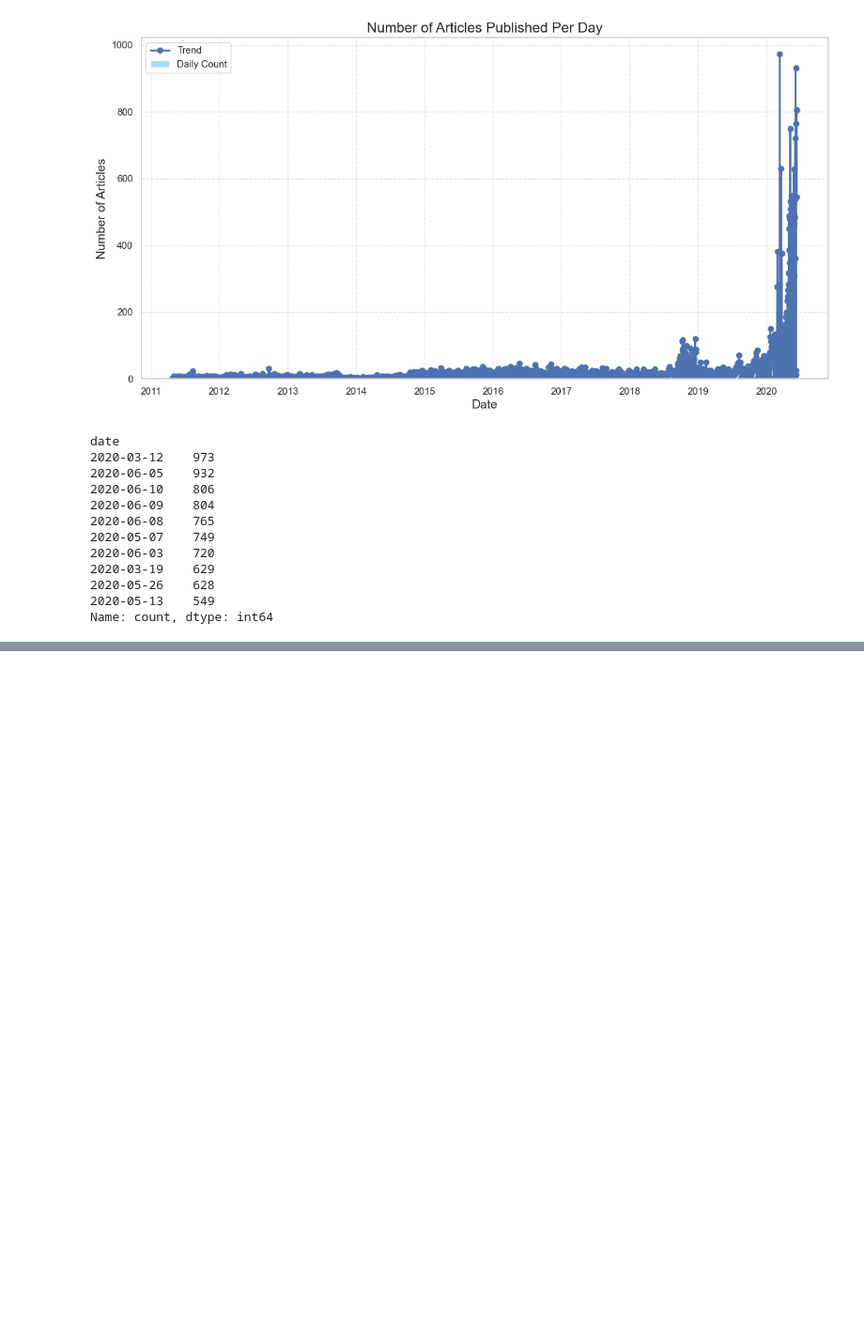
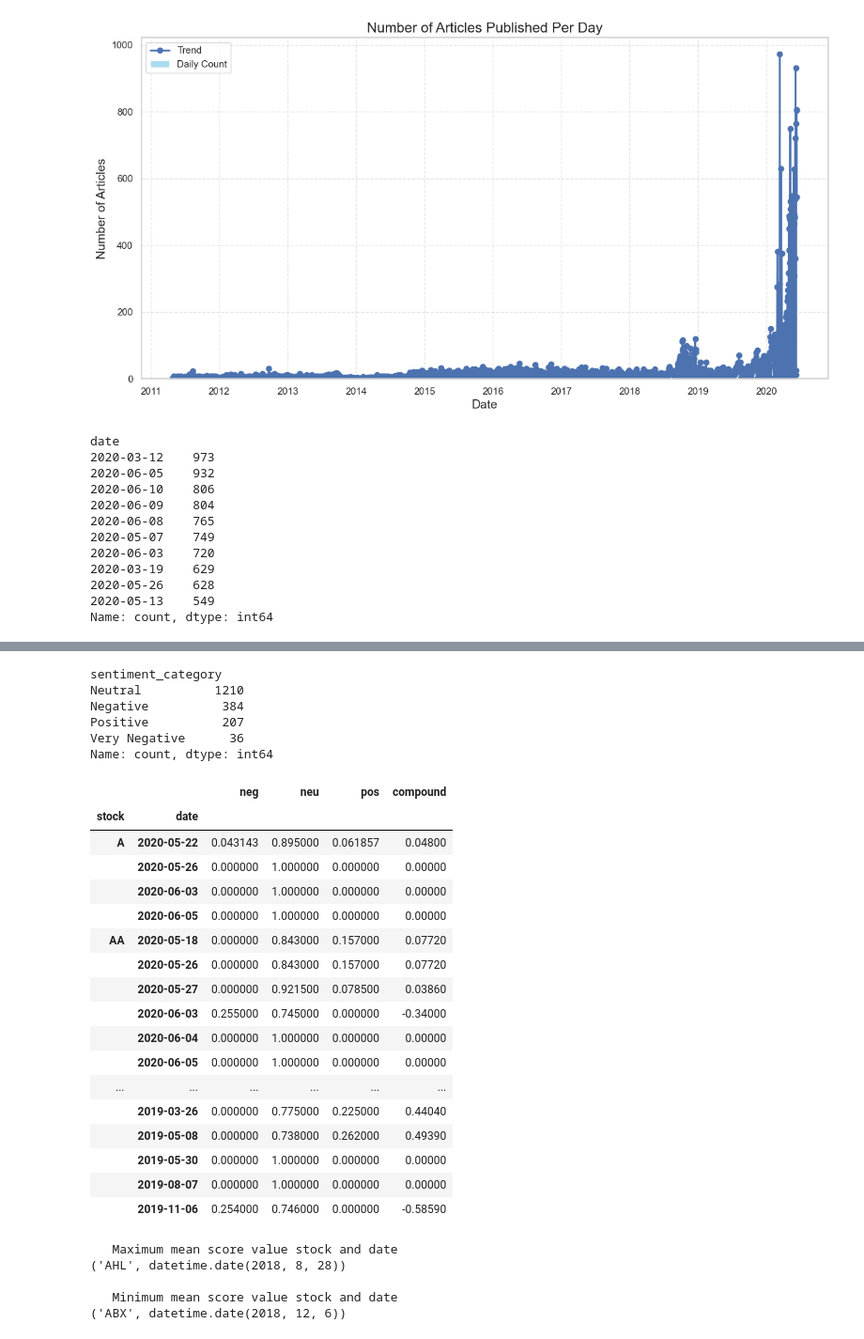
Before and after one commit to 5urafel/Nova-Financial-Solutions, a Jupyter notebook: notebook/sentiment_analysis.ipynb, the cells around one changed output, grey strips where cells are left out. Shown at 94% size. Saved outputs shown, nothing was run; the diff lists cells and outputs as text; code cells hidden in the pictures; blank space fills up the shorter version.

```diff
--- a/notebook/sentiment_analysis.ipynb
+++ b/notebook/sentiment_analysis.ipynb
@@ -170,0 +220,3 @@ Name: count, dtype: int64
+# %%
+sentiment_data=data_frame.copy()
+sentiment_data.head()
@@ -170,0 +230,14 @@ Name: count, dtype: int64
+# %%
+# Sentiment Analysis with Vader
+# NLTK vader for sentiment analysis
+import nltk
+# nltk.downloader.download('vander_lexicon')
+nltk.download('vader_lexicon')
+from nltk.sentiment.vader import SentimentIntensityAnalyzer
+
+# Instantiate the sentiment intensity analyzer
+vader = SentimentIntensityAnalyzer()
+
+
+# Iterate through the headlines and get the polarity scores using vader
+scores = sentiment_data['headline'].apply(vader.polarity_scores).tolist()
@@ -170,0 +248,14 @@ Name: count, dtype: int64
+# %%
+
+# Convert the 'scores' list of dicts into a DataFrame
+scores_sentiment_data = pd.DataFrame(scores)
+
+# Join the DataFrames of the news and the list of dicts
+parsed_and_scored_news = sentiment_data.join(scores_sentiment_data, rsuffix='_right')
+
+# Convert the date column from string to datetime
+parsed_and_scored_news['date'] = pd.to_datetime(parsed_and_scored_news.date, errors='coerce').dt.date
+
+# Categorize the sentiment scores
+parsed_and_scored_news['sentiment_category'] = pd.cut(parsed_and_scored_news['compound'], bins=[-1, -0.5, -0.0001, 0.5, 1], labels=['Very Negative', 'Negative', 'Neutral', 'Positive'])
+parsed_and_scored_news.head()
@@ -170,0 +269,49 @@ Name: count, dtype: int64
+# %%
+parsed_and_scored_news['sentiment_category'].value_counts()
+# %% [output]
+sentiment_category
+Neutral          1210
+Negative          384
+Positive          207
+Very Negative      36
+Name: count, dtype: int64
+# %%
+# Select numeric columns for the groupby operation
+num_columns = ['neg', 'neu', 'pos', 'compound']
+
+# Group by date and ticker columns from scored_news and calculate the mean
+mean_scores = parsed_and_scored_news.groupby(['stock', 'date'])[num_columns].mean()
+
+mean_scores.head(30)
+# %% [output]
+|  |  | neg | neu | pos | compound |
+| stock | date |  |  |  |  |
+| A | 2020-05-22 | 0.043143 | 0.895000 | 0.061857 | 0.04800 |
+|  | 2020-05-26 | 0.000000 | 1.000000 | 0.000000 | 0.00000 |
+|  | 2020-06-03 | 0.000000 | 1.000000 | 0.000000 | 0.00000 |
+|  | 2020-06-05 | 0.000000 | 1.000000 | 0.000000 | 0.00000 |
+| AA | 2020-05-18 | 0.000000 | 0.843000 | 0.157000 | 0.07720 |
+|  | 2020-05-26 | 0.000000 | 0.843000 | 0.157000 | 0.07720 |
+|  | 2020-05-27 | 0.000000 | 0.921500 | 0.078500 | 0.03860 |
+|  | 2020-06-03 | 0.255000 | 0.745000 | 0.000000 | -0.34000 |
+|  | 2020-06-04 | 0.000000 | 1.000000 | 0.000000 | 0.00000 |
+|  | 2020-06-05 | 0.000000 | 1.000000 | 0.000000 | 0.00000 |
+| ... | ... | ... | ... | ... | ... |
+|  | 2019-03-26 | 0.000000 | 0.775000 | 0.225000 | 0.44040 |
+|  | 2019-05-08 | 0.000000 | 0.738000 | 0.262000 | 0.49390 |
+|  | 2019-05-30 | 0.000000 | 1.000000 | 0.000000 | 0.00000 |
+|  | 2019-08-07 | 0.000000 | 1.000000 | 0.000000 | 0.00000 |
+|  | 2019-11-06 | 0.254000 | 0.746000 | 0.000000 | -0.58590 |
+# %%
+# Print the stock and date at which max and min sentiment score
+print("   Maximum mean score value stock and date")
+print(mean_scores['compound'].idxmax())
+print()
+print("   Minimum mean score value stock and date")
+print(mean_scores['compound'].idxmin())
+# %% [output]
+   Maximum mean score value stock and date
+('AHL', datetime.date(2018, 8, 28))
+
+   Minimum mean score value stock and date
+('ABX', datetime.date(2018, 12, 6))
```
Also changed, not shown: parts of 17 cells of this notebook.
